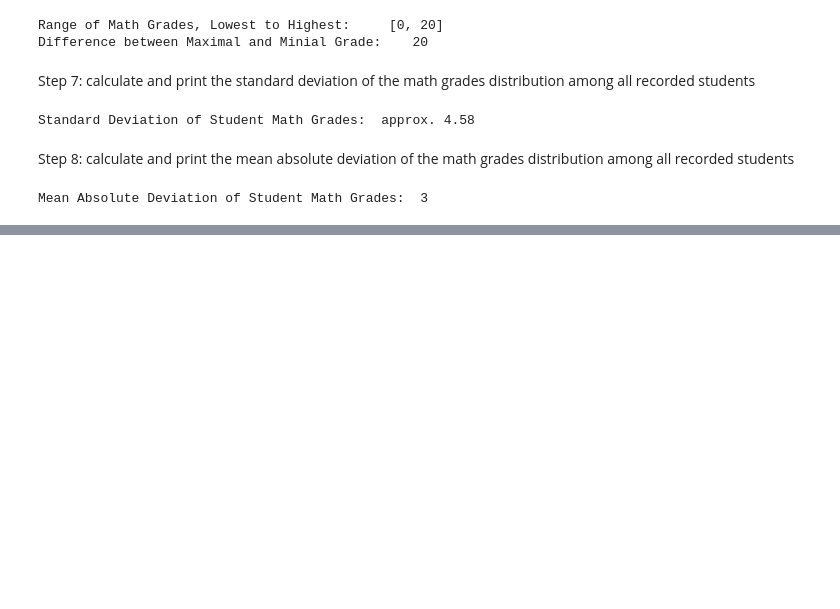
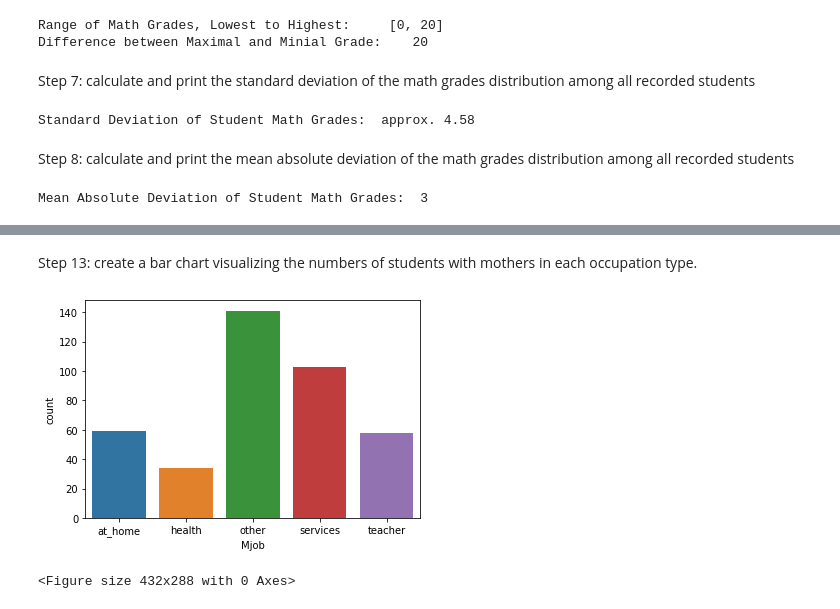
Before and after one commit to roberthallds/PersonalProjects, a Jupyter notebook: Data Analysis/EDA on Student Records/project.ipynb, the cells around one changed output, grey strips where cells are left out. Drawn from its saved outputs; the diff is of its cells as text; code cells hidden in the pictures; blank space fills up the shorter version.

```diff
--- a/Data Analysis/EDA on Student Records/project.ipynb
+++ b/Data Analysis/EDA on Student Records/project.ipynb
@@ -111,0 +167,9 @@ Mean Absolute Deviation of Student Math Grades:  3
+# %% [markdown]
+Step 13: create a bar chart visualizing the numbers of students with mothers in each occupation type.
+# %%
+sns.countplot(x='Mjob', data=students)
+plt.show()
+plt.clf()
+# %% [output]
+[figure, added]
+<Figure size 432x288 with 0 Axes>
```
Also changed, not shown: parts of 10 cells of this notebook.
